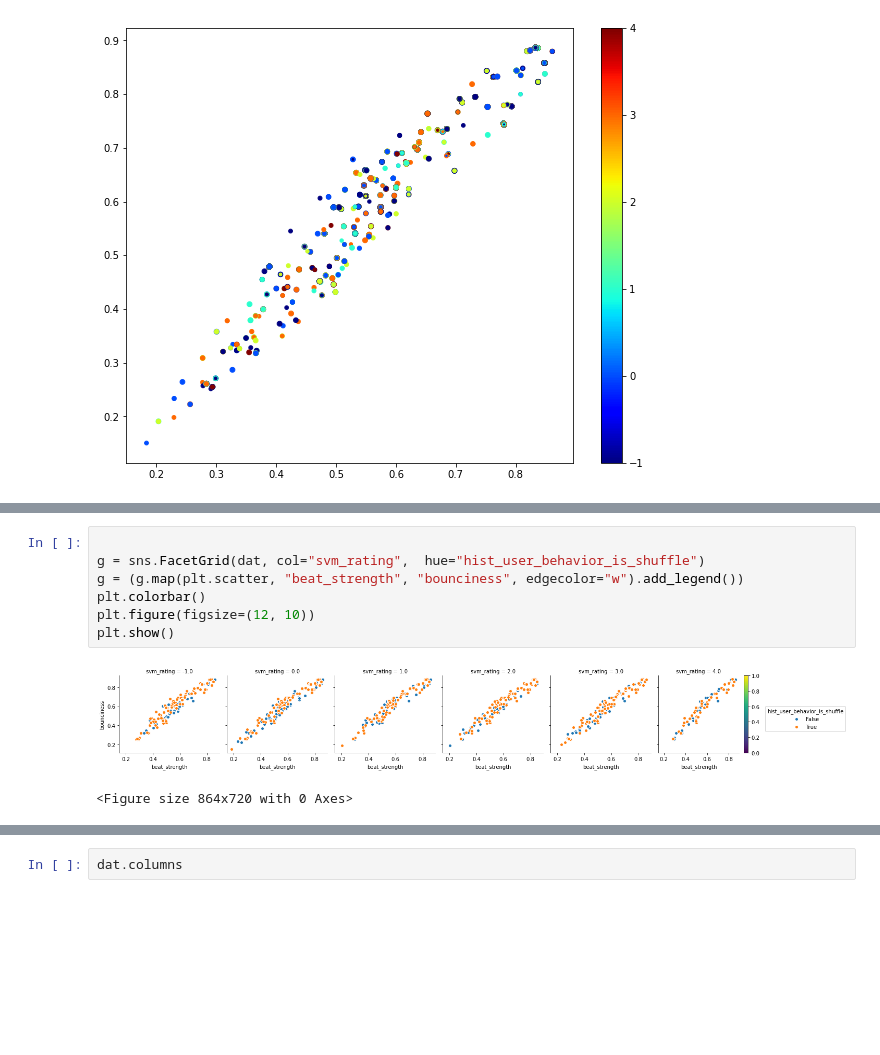
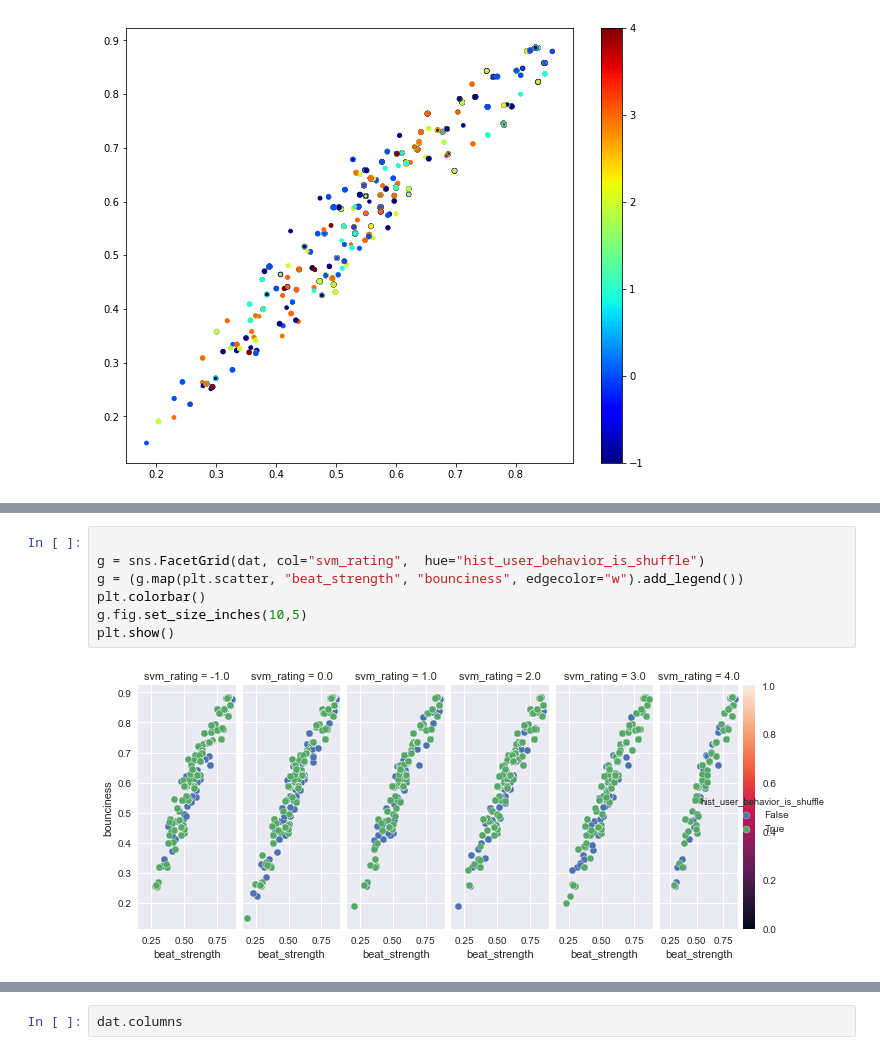
Before and after one commit to anuPh23/Spotify, a Jupyter notebook: spotify_classifier_new method.ipynb, the cells around one changed output, grey strips where cells are left out. Cells and saved outputs as stored; diff of their text form; blank space fills up the shorter version.

```diff
--- a/spotify_classifier_new method.ipynb
+++ b/spotify_classifier_new method.ipynb
@@ -498,11 +497,10 @@ plt.show()
 # %%
 
 g = sns.FacetGrid(dat, col="svm_rating",  hue="hist_user_behavior_is_shuffle")
 g = (g.map(plt.scatter, "beat_strength", "bounciness", edgecolor="w").add_legend())
 plt.colorbar()
-plt.figure(figsize=(12, 10))
+g.fig.set_size_inches(10,5)
 plt.show()
 # %% [output]
-[figure, old version]
+[figure, new version]
-<Figure size 864x720 with 0 Axes>
 # %%
```
Also changed, not shown: parts of 31 cells of this notebook.
